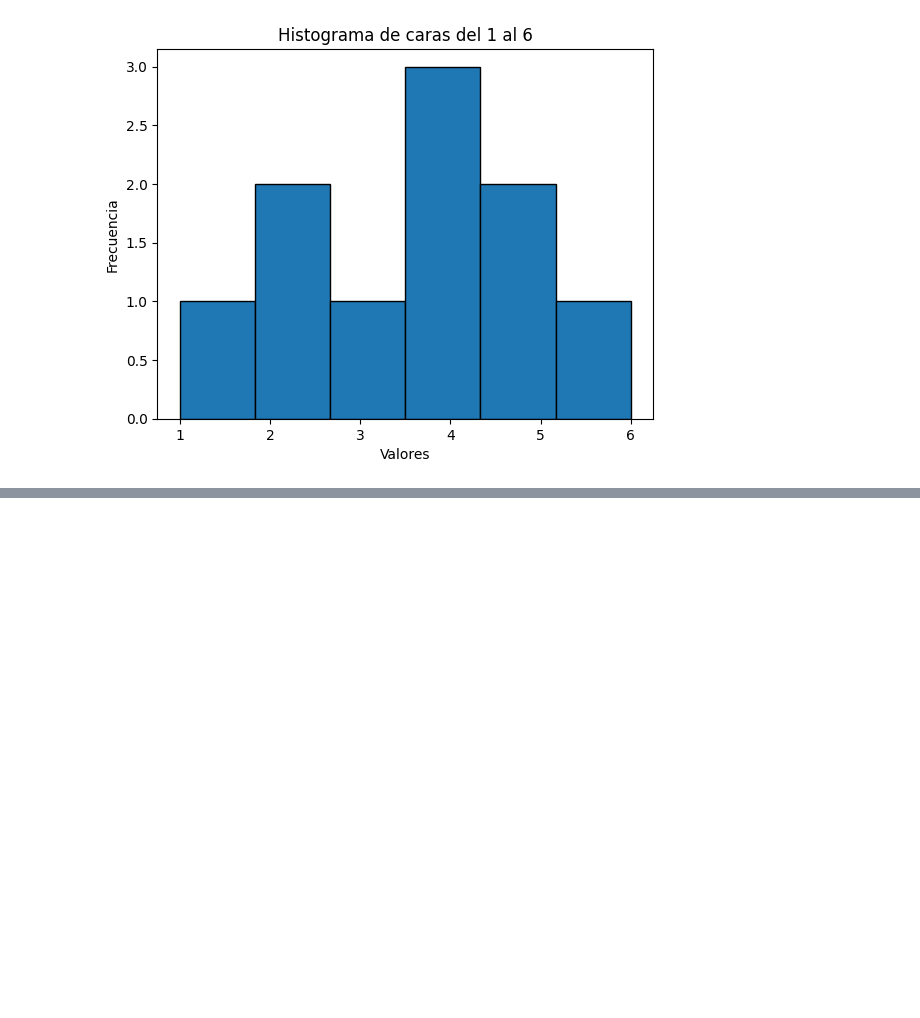
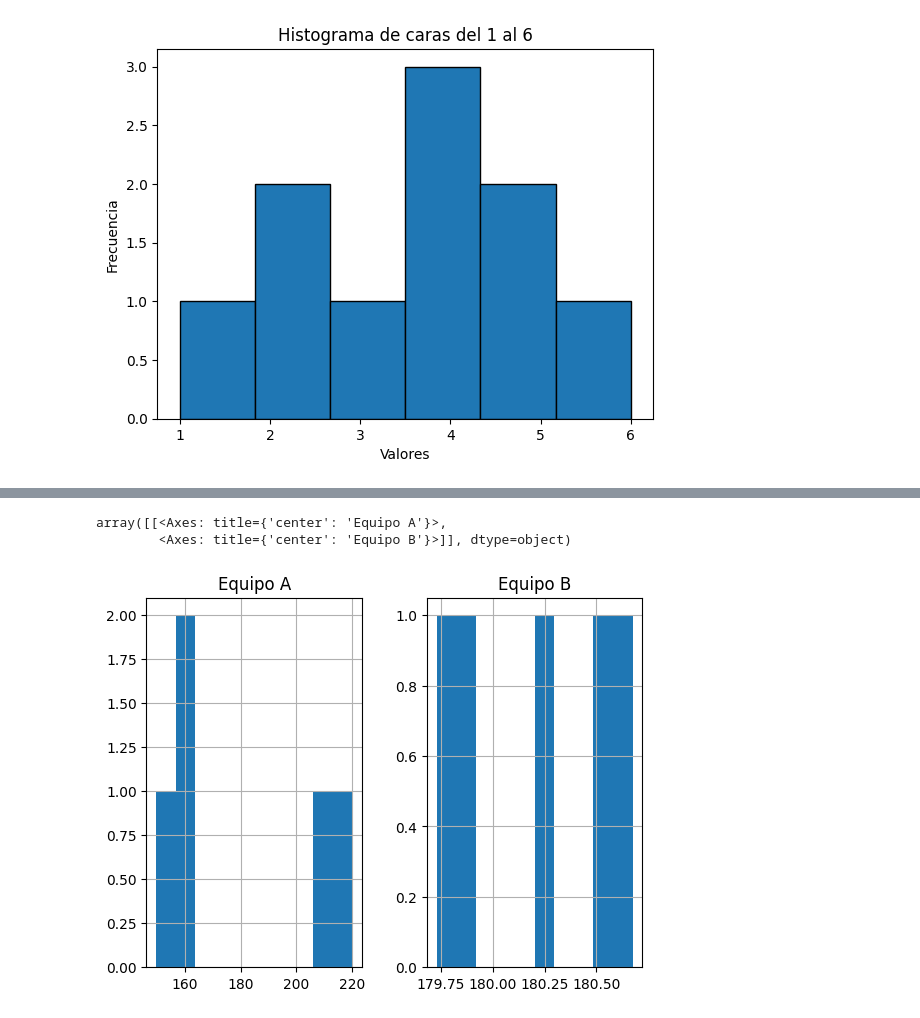
Before and after one commit to nico-edvai/campus-party-arg-23, a Jupyter notebook: Entendiendo_media_y_desvio.ipynb, the cells around one changed output, grey strips where cells are left out. Drawn from its saved outputs; the diff is of its cells as text; code cells hidden in the pictures; blank space fills up the shorter version.

```diff
--- a/Entendiendo_media_y_desvio.ipynb
+++ b/Entendiendo_media_y_desvio.ipynb
@@ -117,0 +128,10 @@ plt.show()
+# %%
+import pandas as pd
+df = pd.DataFrame({'Equipo A': equipo_a, 'Equipo B': equipo_b})
+
+# Crear histograma con pandas
+df.hist()
+# %% [output]
+array([[<Axes: title={'center': 'Equipo A'}>,
+        <Axes: title={'center': 'Equipo B'}>]], dtype=object)
+[figure, added]
```
Also changed, not shown: parts of 1 cell of this notebook.
